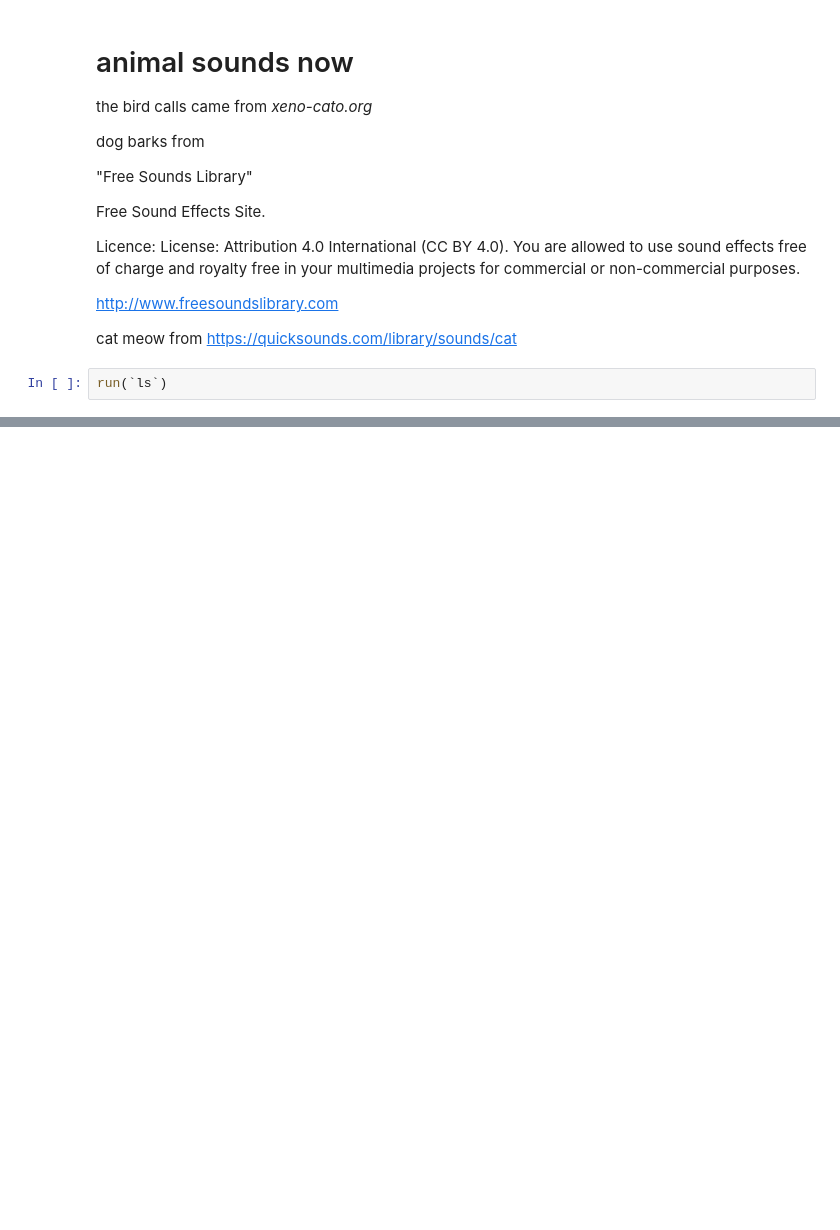
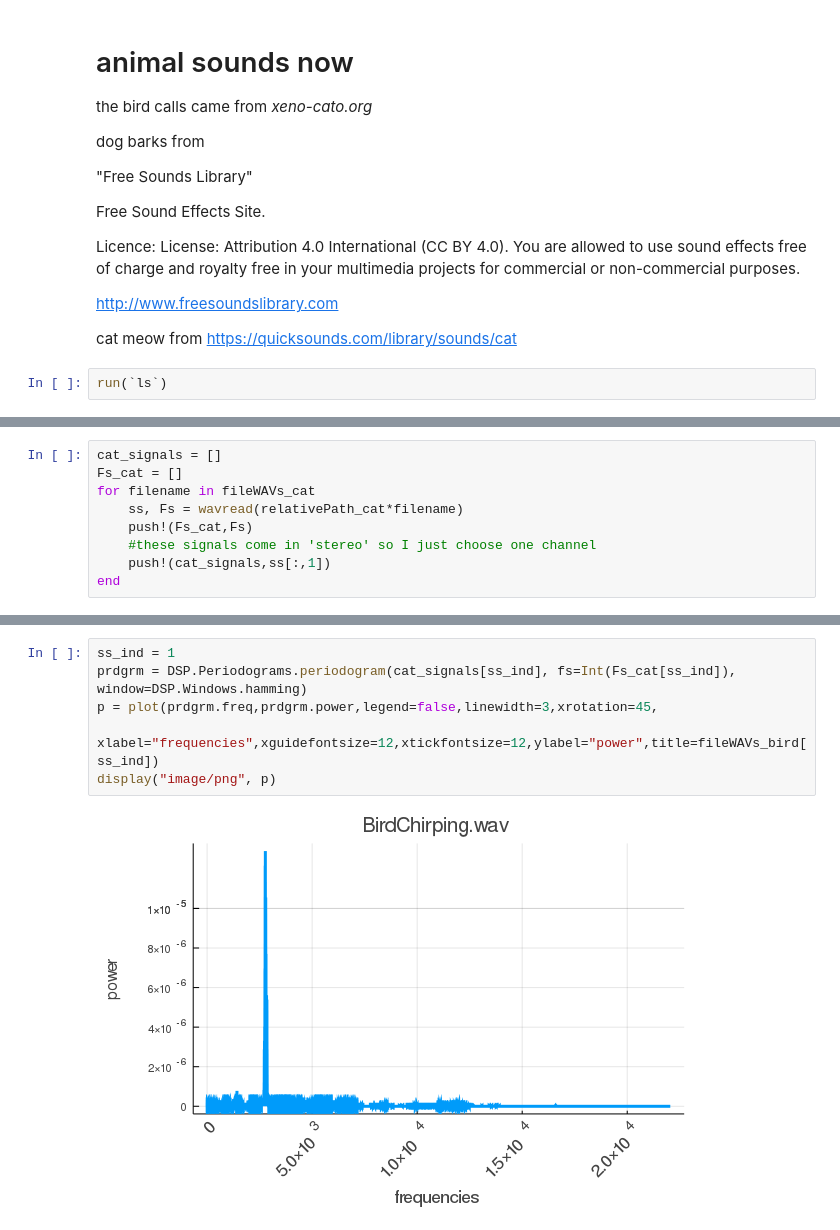
Before and after one commit to mantzaris/JuliaLang_Yeah_Yeah_Yeah, a Jupyter notebook: plottingJL8audioML.ipynb, the cells around one changed output, grey strips where cells are left out. Drawn from its saved outputs; the diff is of its cells as text; blank space fills up the shorter version.

```diff
--- a/plottingJL8audioML.ipynb
+++ b/plottingJL8audioML.ipynb
@@ -415,0 +424,9 @@ bird_wavs= map(fn->wavread(relativePath_bird*fn), fileWAVs_bird[2:end]);
+# %%
+cat_signals = []
+Fs_cat = []
+for filename in fileWAVs_cat
+    ss, Fs = wavread(relativePath_cat*filename)
+    push!(Fs_cat,Fs)
+    #these signals come in 'stereo' so I just choose one channel
+    push!(cat_signals,ss[:,1])
+end
@@ -415,0 +486,8 @@ bird_wavs= map(fn->wavread(relativePath_bird*fn), fileWAVs_bird[2:end]);
+# %%
+ss_ind = 1
+prdgrm = DSP.Periodograms.periodogram(cat_signals[ss_ind], fs=Int(Fs_cat[ss_ind]), window=DSP.Windows.hamming)
+p = plot(prdgrm.freq,prdgrm.power,legend=false,linewidth=3,xrotation=45,
+        xlabel="frequencies",xguidefontsize=12,xtickfontsize=12,ylabel="power",title=fileWAVs_bird[ss_ind])
+display("image/png", p)
+# %% [output]
+[figure, added]
```
Also changed, not shown: parts of 15 cells of this notebook, 15 other files.
